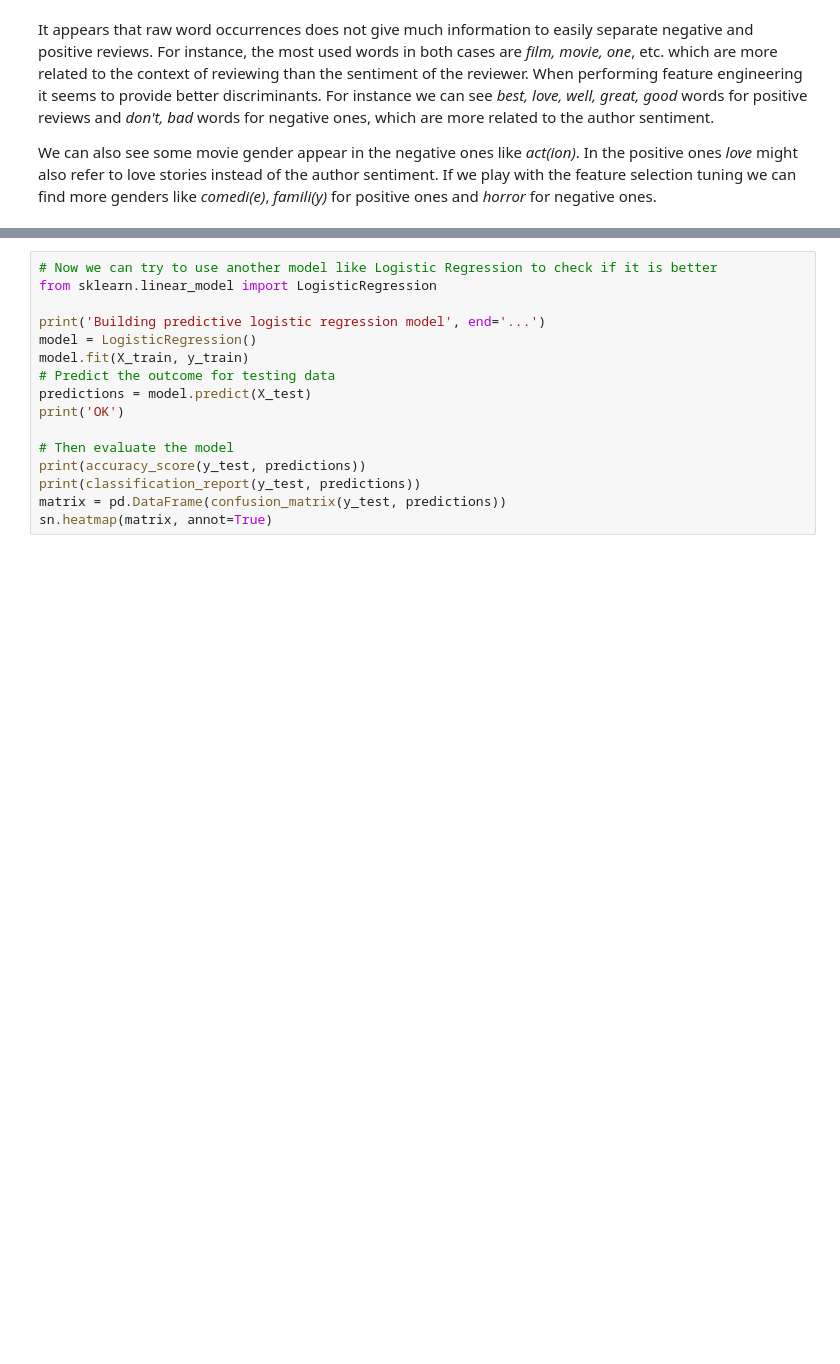
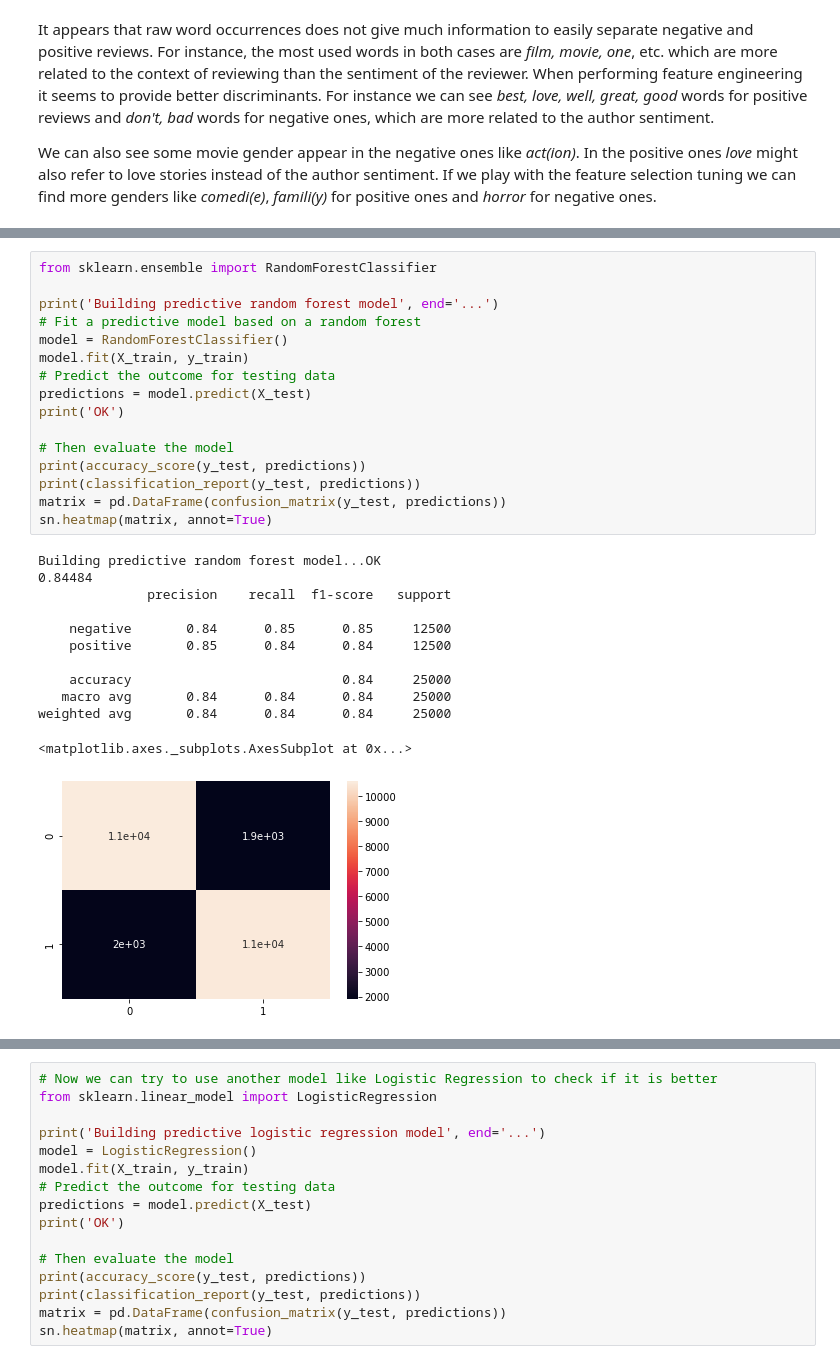
Before and after one commit to claustres/ml-mooc, a Jupyter notebook: Machine Learning/chapter6/Capstone-Project.ipynb, the cells around one changed output, grey strips where cells are left out. Saved outputs shown, nothing was run; the diff lists cells and outputs as text; blank space fills up the shorter version.

```diff
--- a/Machine Learning/chapter6/Capstone-Project.ipynb
+++ b/Machine Learning/chapter6/Capstone-Project.ipynb
@@ -322 +366,30 @@ We can also see some movie gender appear in the negative ones like *act(ion)*. I
+# %%
+from sklearn.ensemble import RandomForestClassifier
+
+print('Building predictive random forest model', end='...')
+# Fit a predictive model based on a random forest
+model = RandomForestClassifier()
+model.fit(X_train, y_train)
+# Predict the outcome for testing data
+predictions = model.predict(X_test)
+print('OK')
+
+# Then evaluate the model
+print(accuracy_score(y_test, predictions))
+print(classification_report(y_test, predictions))
+matrix = pd.DataFrame(confusion_matrix(y_test, predictions))
+sn.heatmap(matrix, annot=True)
+# %% [output]
+Building predictive random forest model...OK
+0.84484
+              precision    recall  f1-score   support
+
+    negative       0.84      0.85      0.85     12500
+    positive       0.85      0.84      0.84     12500
+
+    accuracy                           0.84     25000
+   macro avg       0.84      0.84      0.84     25000
+weighted avg       0.84      0.84      0.84     25000
+<matplotlib.axes._subplots.AxesSubplot at 0x...>
+[figure, added]
 # %%
```
Also changed, not shown: parts of 9 cells of this notebook.
